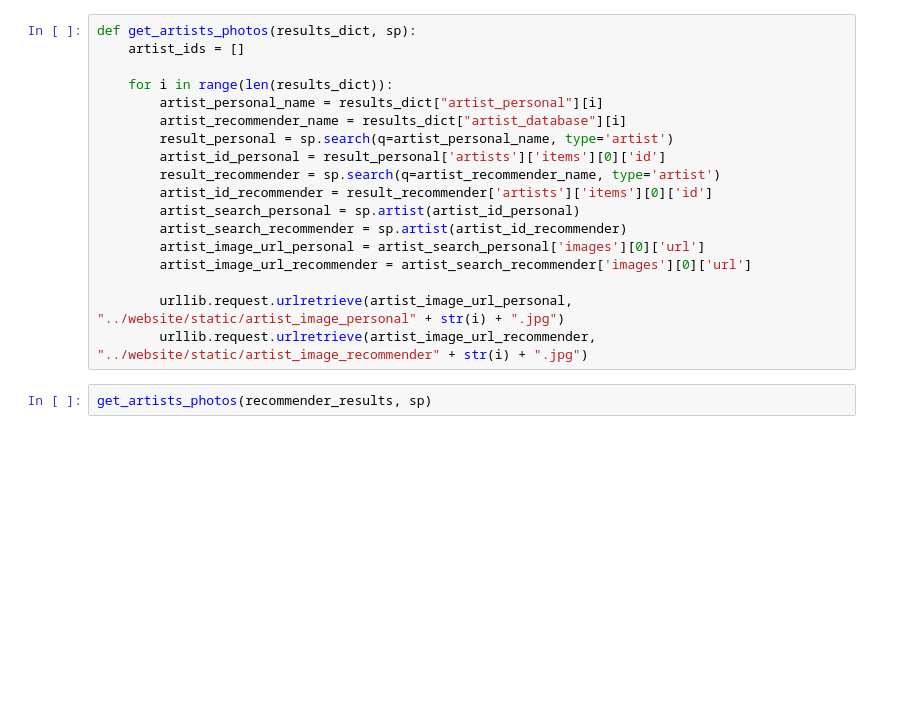
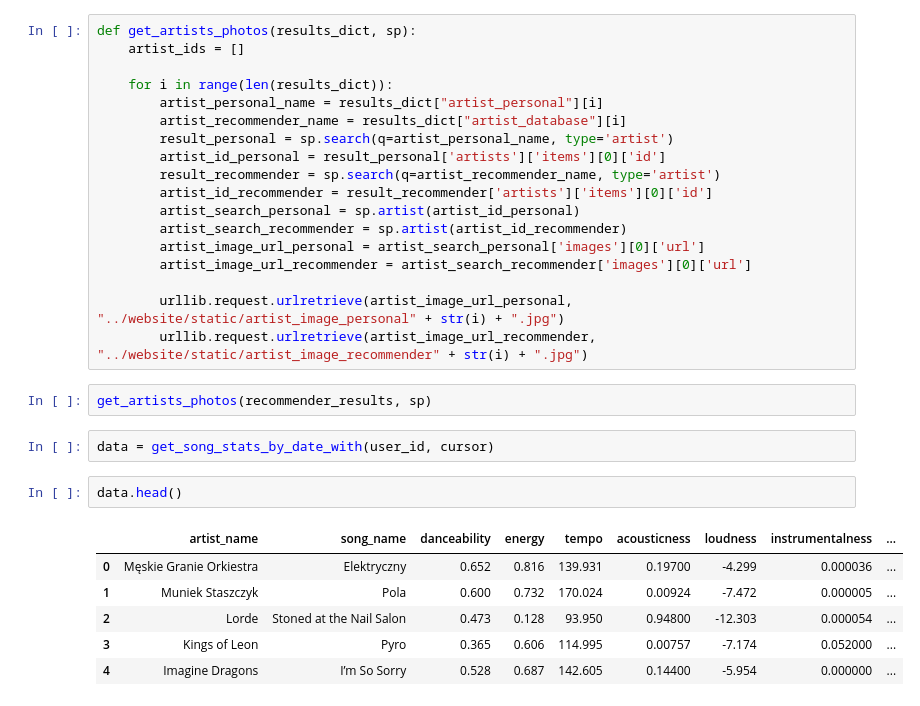
Before and after one commit to dkoterwa/spotify_app, a Jupyter notebook: website/testing_plots.ipynb, the cells around one changed output. Cells and saved outputs as stored; diff of their text form; blank space fills up the shorter version.

```diff
--- a/website/testing_plots.ipynb
+++ b/website/testing_plots.ipynb
@@ -157,3 +157,14 @@ def get_artists_photos(results_dict, sp):
         urllib.request.urlretrieve(artist_image_url_recommender, "../website/static/artist_image_recommender" + str(i) + ".jpg")
 # %%
 get_artists_photos(recommender_results, sp)
+# %%
+data = get_song_stats_by_date_with(user_id, cursor)
+# %%
+data.head()
+# %% [output]
+|  | artist_name | song_name | danceability | energy | tempo | acousticness | loudness | instrumentalness | ... |
+| 0 | Męskie Granie Orkiestra | Elektryczny | 0.652 | 0.816 | 139.931 | 0.19700 | -4.299 | 0.000036 | ... |
+| 1 | Muniek Staszczyk | Pola | 0.600 | 0.732 | 170.024 | 0.00924 | -7.472 | 0.000005 | ... |
+| 2 | Lorde | Stoned at the Nail Salon | 0.473 | 0.128 | 93.950 | 0.94800 | -12.303 | 0.000054 | ... |
+| 3 | Kings of Leon | Pyro | 0.365 | 0.606 | 114.995 | 0.00757 | -7.174 | 0.052000 | ... |
+| 4 | Imagine Dragons | I’m So Sorry | 0.528 | 0.687 | 142.605 | 0.14400 | -5.954 | 0.000000 | ... |
```
Also changed, not shown: parts of 21 cells of this notebook, 11 other files.
